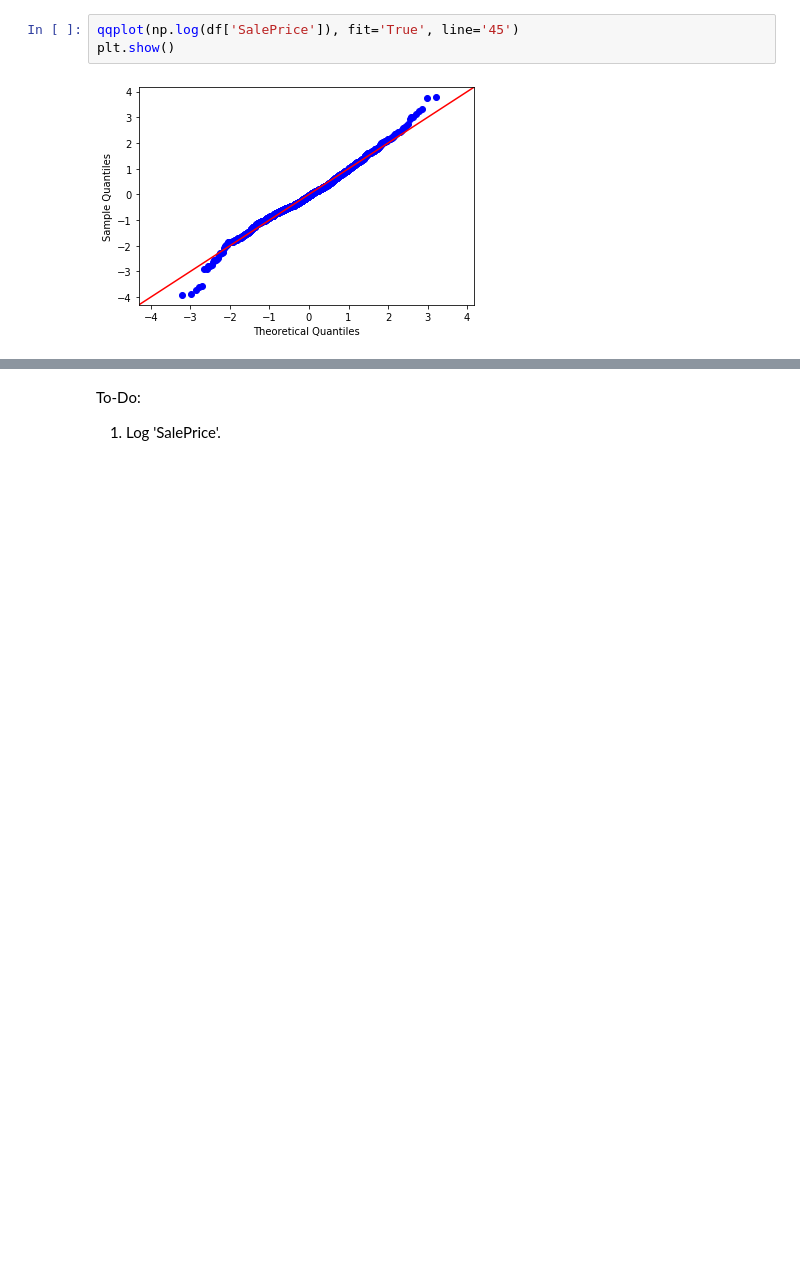
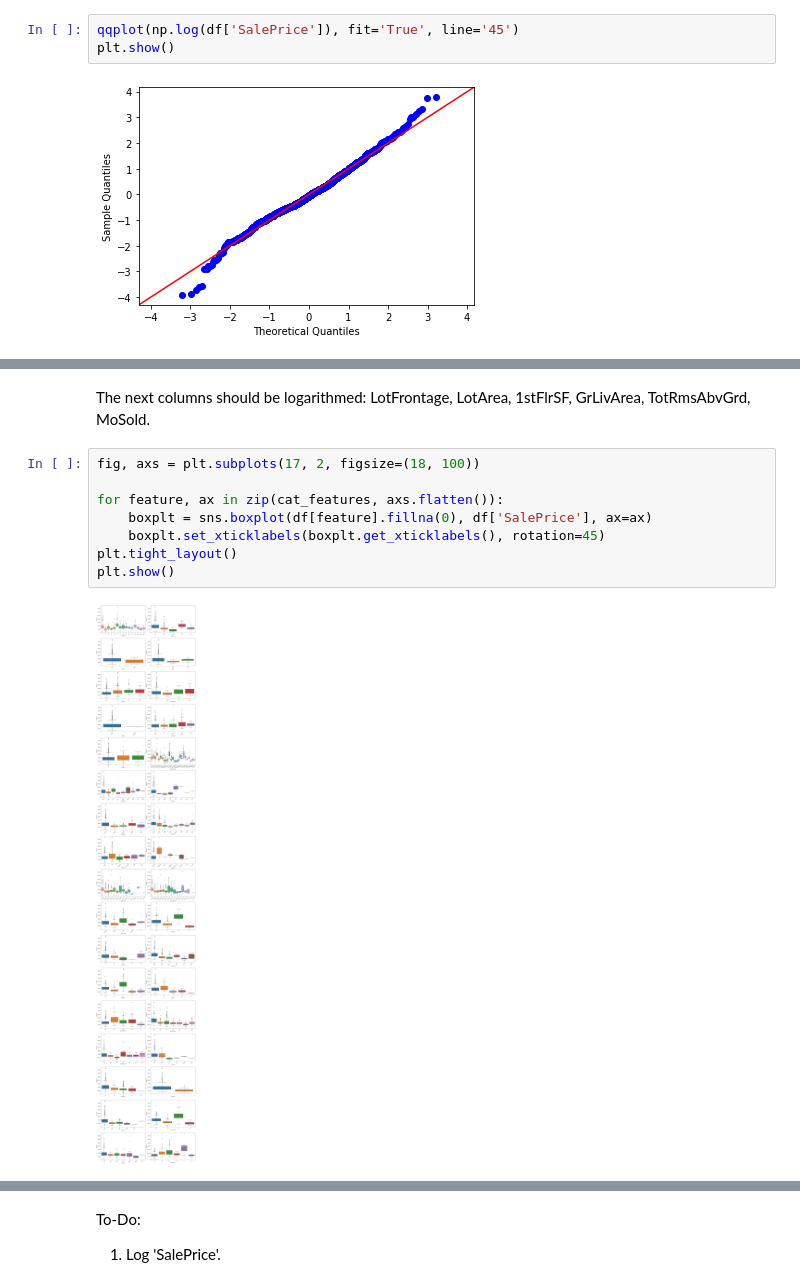
Before and after one commit to ignatl/housing_prices_competition, a Jupyter notebook: housing_prices_competition.ipynb, the cells around one changed output, grey strips where cells are left out. Cells and saved outputs as stored; diff of their text form; blank space fills up the shorter version.

```diff
--- a/housing_prices_competition.ipynb
+++ b/housing_prices_competition.ipynb
@@ -84,0 +182,12 @@ plt.show()
+# %% [markdown]
+The next columns should be logarithmed: LotFrontage, LotArea, 1stFlrSF, GrLivArea, TotRmsAbvGrd, MoSold.
+# %%
+fig, axs = plt.subplots(17, 2, figsize=(18, 100))
+
+for feature, ax in zip(cat_features, axs.flatten()):
+    boxplt = sns.boxplot(df[feature].fillna(0), df['SalePrice'], ax=ax)
+    boxplt.set_xticklabels(boxplt.get_xticklabels(), rotation=45)
+plt.tight_layout()
+plt.show()
+# %% [output]
+[figure, added]
```
Also changed, not shown: parts of 13 cells of this notebook, 1 other file.
